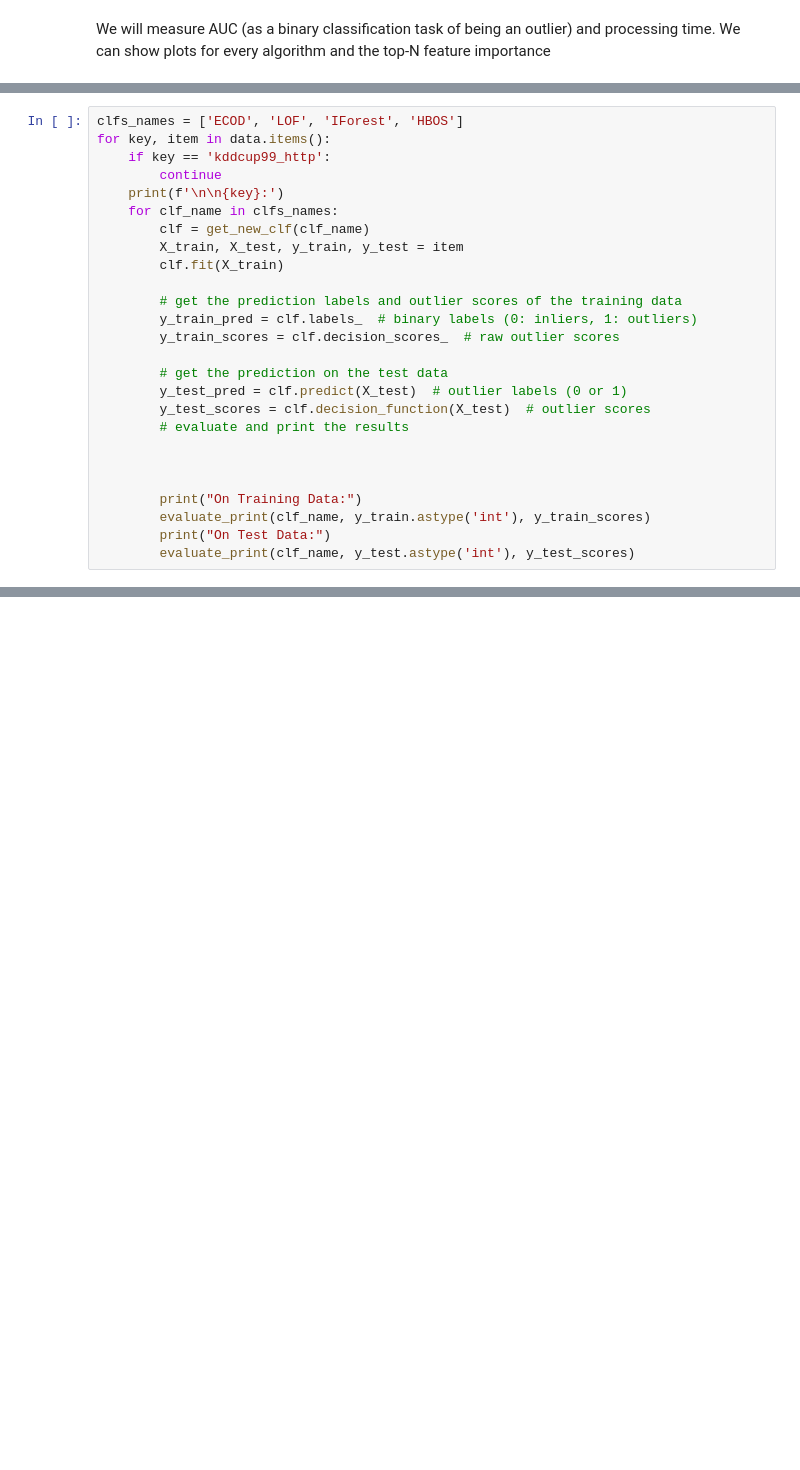
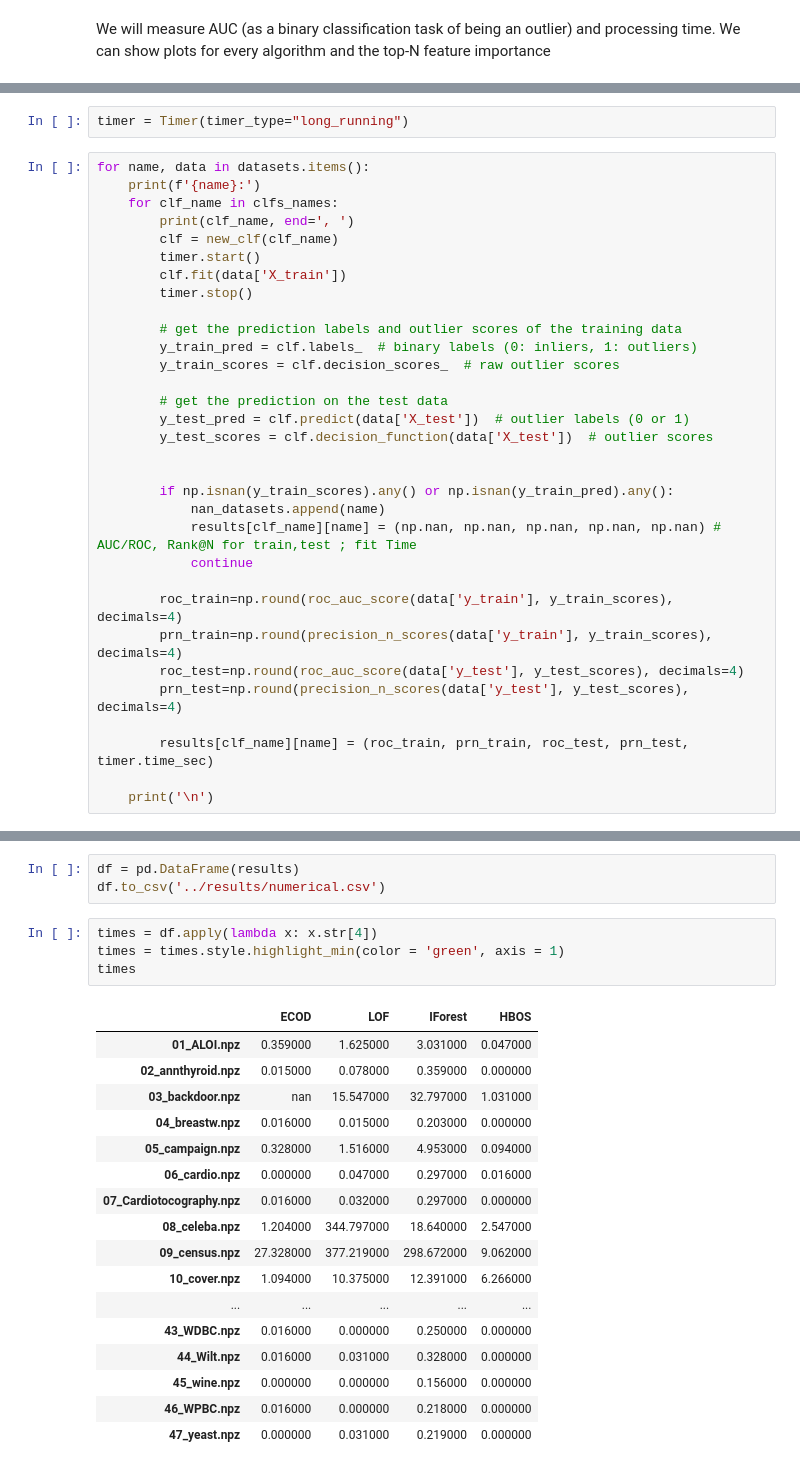
Before and after one commit to SebChw/RSIF, a Jupyter notebook: notebooks/experiment_basic.ipynb, the cells around one changed output, grey strips where cells are left out. Saved outputs shown, nothing was run; the diff lists cells and outputs as text; blank space fills up the shorter version.

```diff
--- a/notebooks/experiment_basic.ipynb
+++ b/notebooks/experiment_basic.ipynb
@@ -74,27 +115,35 @@ def get_new_clf(name):
+# %%
+timer = Timer(timer_type="long_running")
 # %%
-clfs_names = ['ECOD', 'LOF', 'IForest', 'HBOS']
-for key, item in data.items():
-    if key == 'kddcup99_http':
-        continue
-    print(f'\n\n{key}:')
+for name, data in datasets.items():
+    print(f'{name}:')
     for clf_name in clfs_names:
-        clf = get_new_clf(clf_name)
-        X_train, X_test, y_train, y_test = item
-        clf.fit(X_train)
+        print(clf_name, end=', ')
+        clf = new_clf(clf_name)
+        timer.start()
+        clf.fit(data['X_train'])
+        timer.stop()
 
         # get the prediction labels and outlier scores of the training data
         y_train_pred = clf.labels_  # binary labels (0: inliers, 1: outliers)
         y_train_scores = clf.decision_scores_  # raw outlier scores
 
         # get the prediction on the test data
-        y_test_pred = clf.predict(X_test)  # outlier labels (0 or 1)
-        y_test_scores = clf.decision_function(X_test)  # outlier scores
-        # evaluate and print the results
+        y_test_pred = clf.predict(data['X_test'])  # outlier labels (0 or 1)
+        y_test_scores = clf.decision_function(data['X_test'])  # outlier scores
 
 
+        if np.isnan(y_train_scores).any() or np.isnan(y_train_pred).any():
+            nan_datasets.append(name)
+            results[clf_name][name] = (np.nan, np.nan, np.nan, np.nan, np.nan) # AUC/ROC, Rank@N for train,test ; fit Time
+            continue
 
-        print("On Training Data:")
-        evaluate_print(clf_name, y_train.astype('int'), y_train_scores)
-        print("On Test Data:")
-        evaluate_print(clf_name, y_test.astype('int'), y_test_scores)
+        roc_train=np.round(roc_auc_score(data['y_train'], y_train_scores), decimals=4)
+        prn_train=np.round(precision_n_scores(data['y_train'], y_train_scores), decimals=4)
+        roc_test=np.round(roc_auc_score(data['y_test'], y_test_scores), decimals=4)
+        prn_test=np.round(precision_n_scores(data['y_test'], y_test_scores), decimals=4)
+
+        results[clf_name][name] = (roc_train, prn_train, roc_test, prn_test, timer.time_sec)
+
+    print('\n')
 # %% [output]
@@ -126,0 +201,25 @@ numpy.float64
+# %%
+df = pd.DataFrame(results)
+df.to_csv('../results/numerical.csv')
+# %%
+times = df.apply(lambda x: x.str[4])
+times = times.style.highlight_min(color = 'green', axis = 1)
+times
+# %% [output]
+|  | ECOD | LOF | IForest | HBOS |
+| 01_ALOI.npz | 0.359000 | 1.625000 | 3.031000 | 0.047000 |
+| 02_annthyroid.npz | 0.015000 | 0.078000 | 0.359000 | 0.000000 |
+| 03_backdoor.npz | nan | 15.547000 | 32.797000 | 1.031000 |
+| 04_breastw.npz | 0.016000 | 0.015000 | 0.203000 | 0.000000 |
+| 05_campaign.npz | 0.328000 | 1.516000 | 4.953000 | 0.094000 |
+| 06_cardio.npz | 0.000000 | 0.047000 | 0.297000 | 0.016000 |
+| 07_Cardiotocography.npz | 0.016000 | 0.032000 | 0.297000 | 0.000000 |
+| 08_celeba.npz | 1.204000 | 344.797000 | 18.640000 | 2.547000 |
+| 09_census.npz | 27.328000 | 377.219000 | 298.672000 | 9.062000 |
+| 10_cover.npz | 1.094000 | 10.375000 | 12.391000 | 6.266000 |
+| ... | ... | ... | ... | ... |
+| 43_WDBC.npz | 0.016000 | 0.000000 | 0.250000 | 0.000000 |
+| 44_Wilt.npz | 0.016000 | 0.031000 | 0.328000 | 0.000000 |
+| 45_wine.npz | 0.000000 | 0.000000 | 0.156000 | 0.000000 |
+| 46_WPBC.npz | 0.016000 | 0.000000 | 0.218000 | 0.000000 |
+| 47_yeast.npz | 0.000000 | 0.031000 | 0.219000 | 0.000000 |
```
Also changed, not shown: parts of 20 cells of this notebook, 8 other files.
